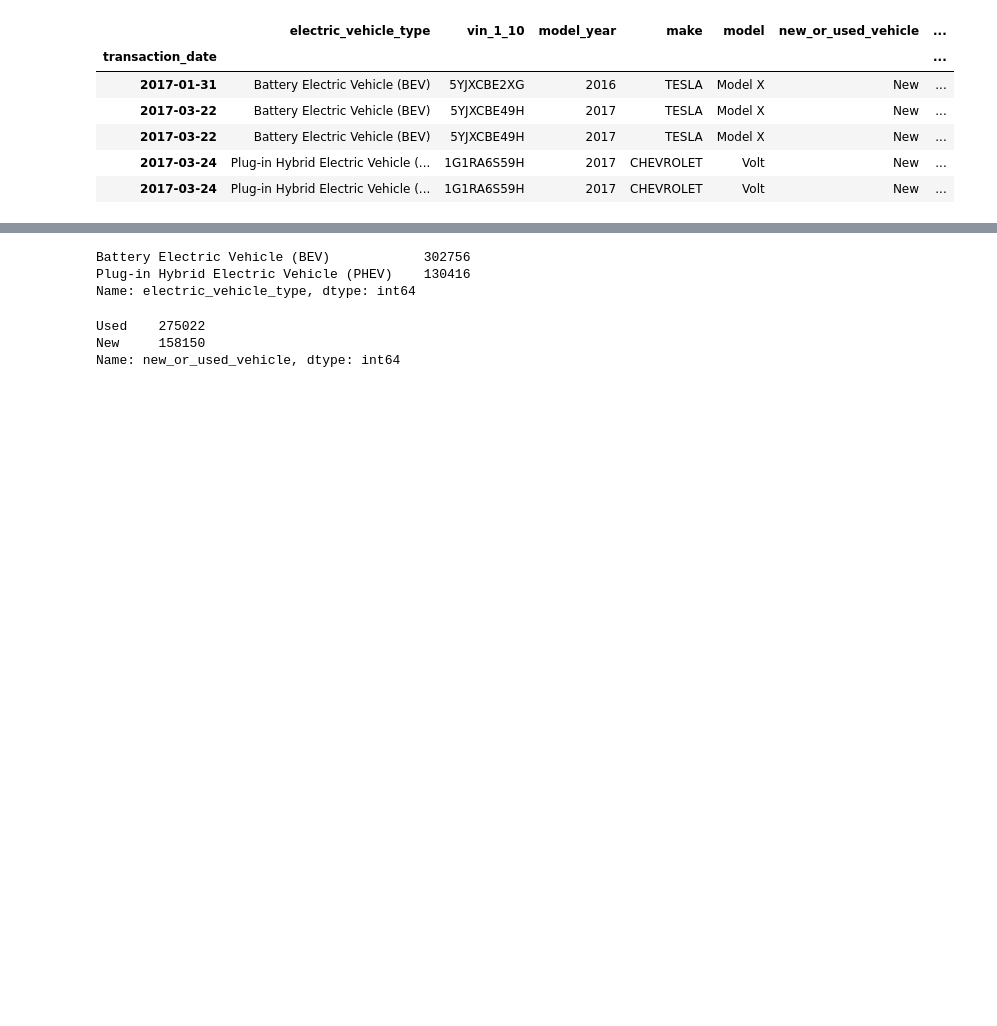
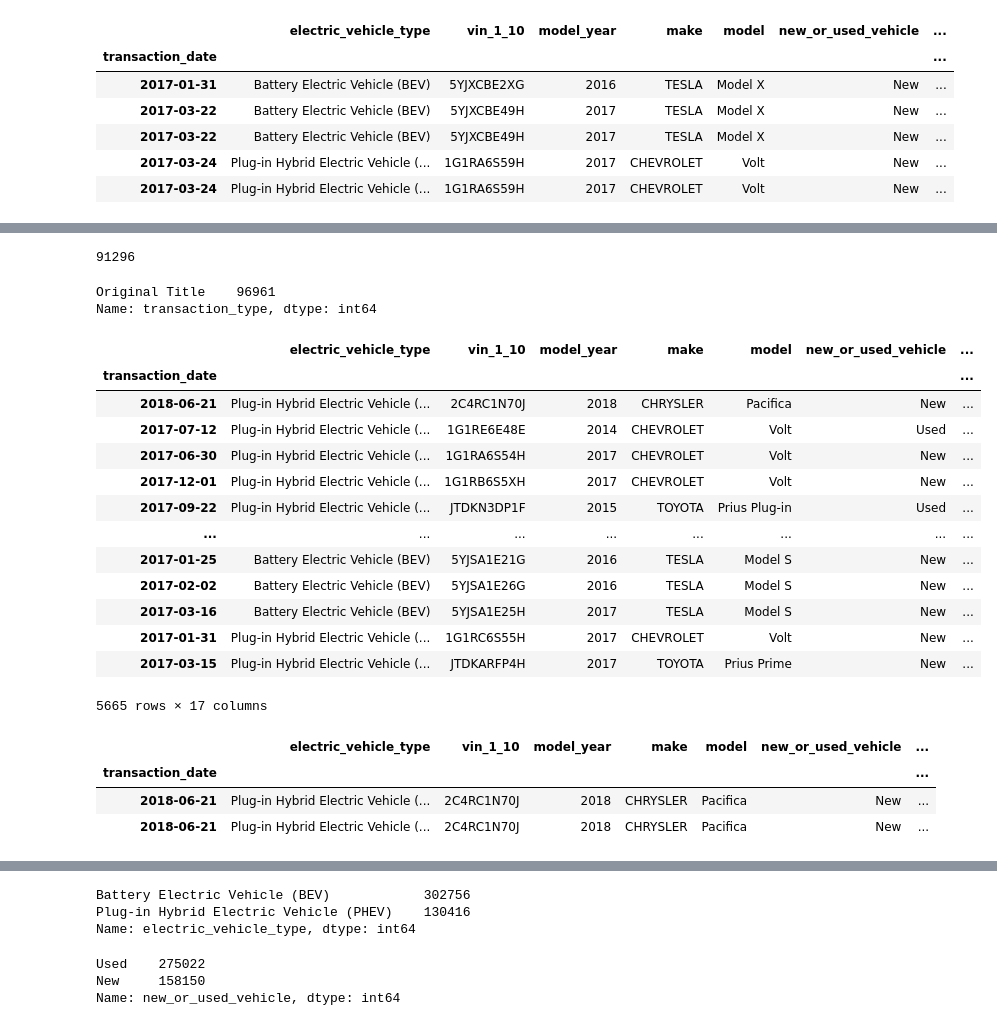
Before and after one commit to ebtezcan/EV-Charger-Prediction, a Jupyter notebook: index_OSEMN_plus_mvp-Copy1.ipynb, the cells around one changed output, grey strips where cells are left out. Saved outputs shown, nothing was run; the diff lists cells and outputs as text; code cells hidden in the pictures; blank space fills up the shorter version.

```diff
--- a/index_OSEMN_plus_mvp-Copy1.ipynb
+++ b/index_OSEMN_plus_mvp-Copy1.ipynb
@@ -217,0 +426,5 @@ df.head()
+# %%
+#filling null values
+df['city'].fillna('Unknown', inplace=True)
+#verifying that null values have been replaced
+df[df['city'].isna()]
@@ -217,0 +448,2 @@ df.head()
+# %%
+df['zip'].fillna('Unknown', inplace=True)
@@ -217,0 +509,2 @@ df.head()
+# %%
+df_new_cars = df[(df['transaction_type']=='Original Title')]
@@ -217,0 +531,33 @@ df.head()
+# %%
+len(df_new_cars['dol_vehicle_id'].unique())
+# %% [output]
+91296
+# %%
+df_new_cars['transaction_type'].value_counts()
+# %% [output]
+Original Title    96961
+Name: transaction_type, dtype: int64
+# %%
+df_new_cars[df_new_cars['dol_vehicle_id'].duplicated()]
+# %% [output]
+|  | electric_vehicle_type | vin_1_10 | model_year | make | model | new_or_used_vehicle | ... |
+| transaction_date |  |  |  |  |  |  | ... |
+| 2018-06-21 | Plug-in Hybrid Electric Vehicle (... | 2C4RC1N70J | 2018 | CHRYSLER | Pacifica | New | ... |
+| 2017-07-12 | Plug-in Hybrid Electric Vehicle (... | 1G1RE6E48E | 2014 | CHEVROLET | Volt | Used | ... |
+| 2017-06-30 | Plug-in Hybrid Electric Vehicle (... | 1G1RA6S54H | 2017 | CHEVROLET | Volt | New | ... |
+| 2017-12-01 | Plug-in Hybrid Electric Vehicle (... | 1G1RB6S5XH | 2017 | CHEVROLET | Volt | New | ... |
+| 2017-09-22 | Plug-in Hybrid Electric Vehicle (... | JTDKN3DP1F | 2015 | TOYOTA | Prius Plug-in | Used | ... |
+| ... | ... | ... | ... | ... | ... | ... | ... |
+| 2017-01-25 | Battery Electric Vehicle (BEV) | 5YJSA1E21G | 2016 | TESLA | Model S | New | ... |
+| 2017-02-02 | Battery Electric Vehicle (BEV) | 5YJSA1E26G | 2016 | TESLA | Model S | New | ... |
+| 2017-03-16 | Battery Electric Vehicle (BEV) | 5YJSA1E25H | 2017 | TESLA | Model S | New | ... |
+| 2017-01-31 | Plug-in Hybrid Electric Vehicle (... | 1G1RC6S55H | 2017 | CHEVROLET | Volt | New | ... |
+| 2017-03-15 | Plug-in Hybrid Electric Vehicle (... | JTDKARFP4H | 2017 | TOYOTA | Prius Prime | New | ... |
+5665 rows × 17 columns
+# %%
+df_new_cars[df_new_cars['dol_vehicle_id']==185017913]
+# %% [output]
+|  | electric_vehicle_type | vin_1_10 | model_year | make | model | new_or_used_vehicle | ... |
+| transaction_date |  |  |  |  |  |  | ... |
+| 2018-06-21 | Plug-in Hybrid Electric Vehicle (... | 2C4RC1N70J | 2018 | CHRYSLER | Pacifica | New | ... |
+| 2018-06-21 | Plug-in Hybrid Electric Vehicle (... | 2C4RC1N70J | 2018 | CHRYSLER | Pacifica | New | ... |
```
Also changed, not shown: parts of 69 cells of this notebook, 1 other file.
